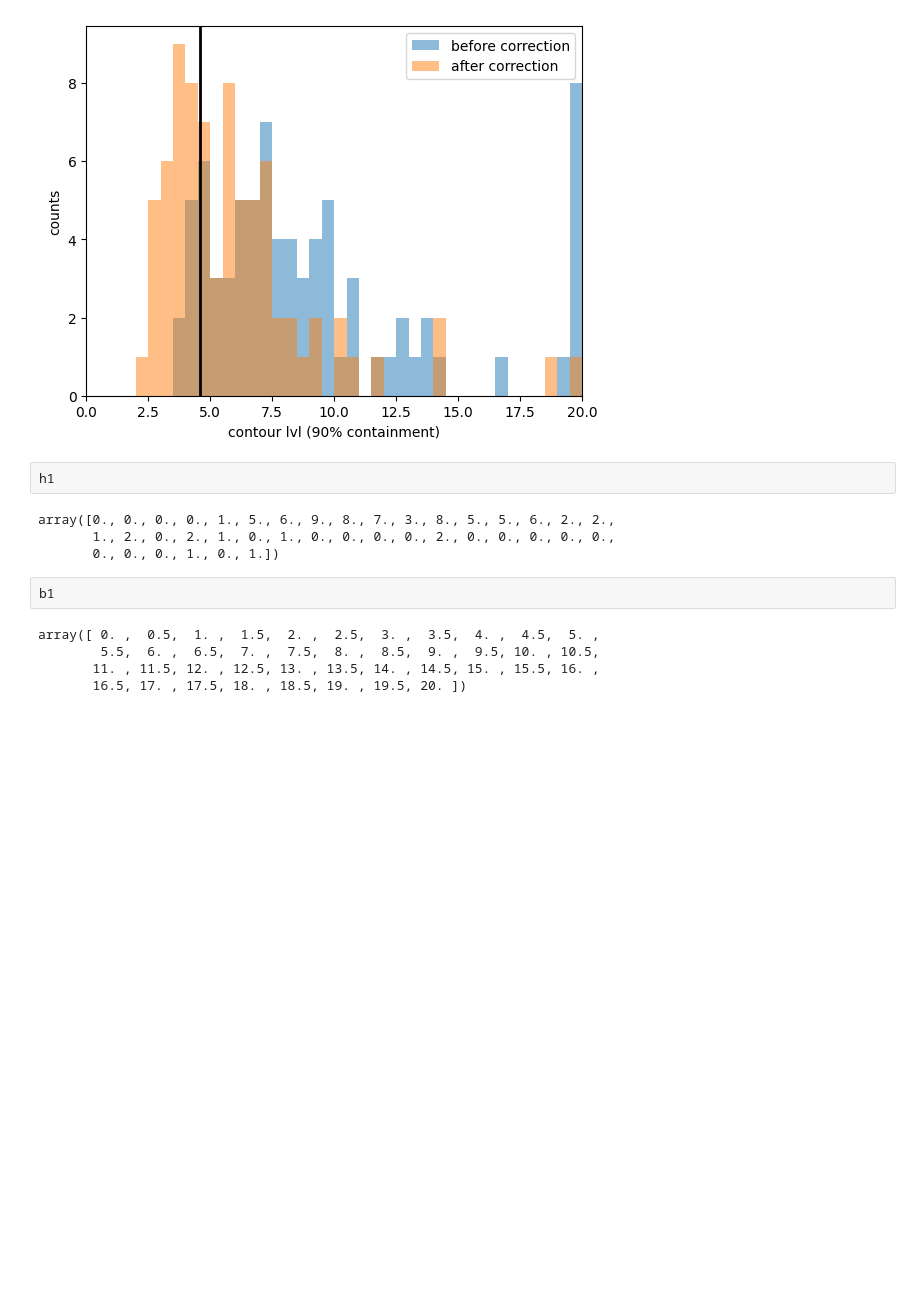
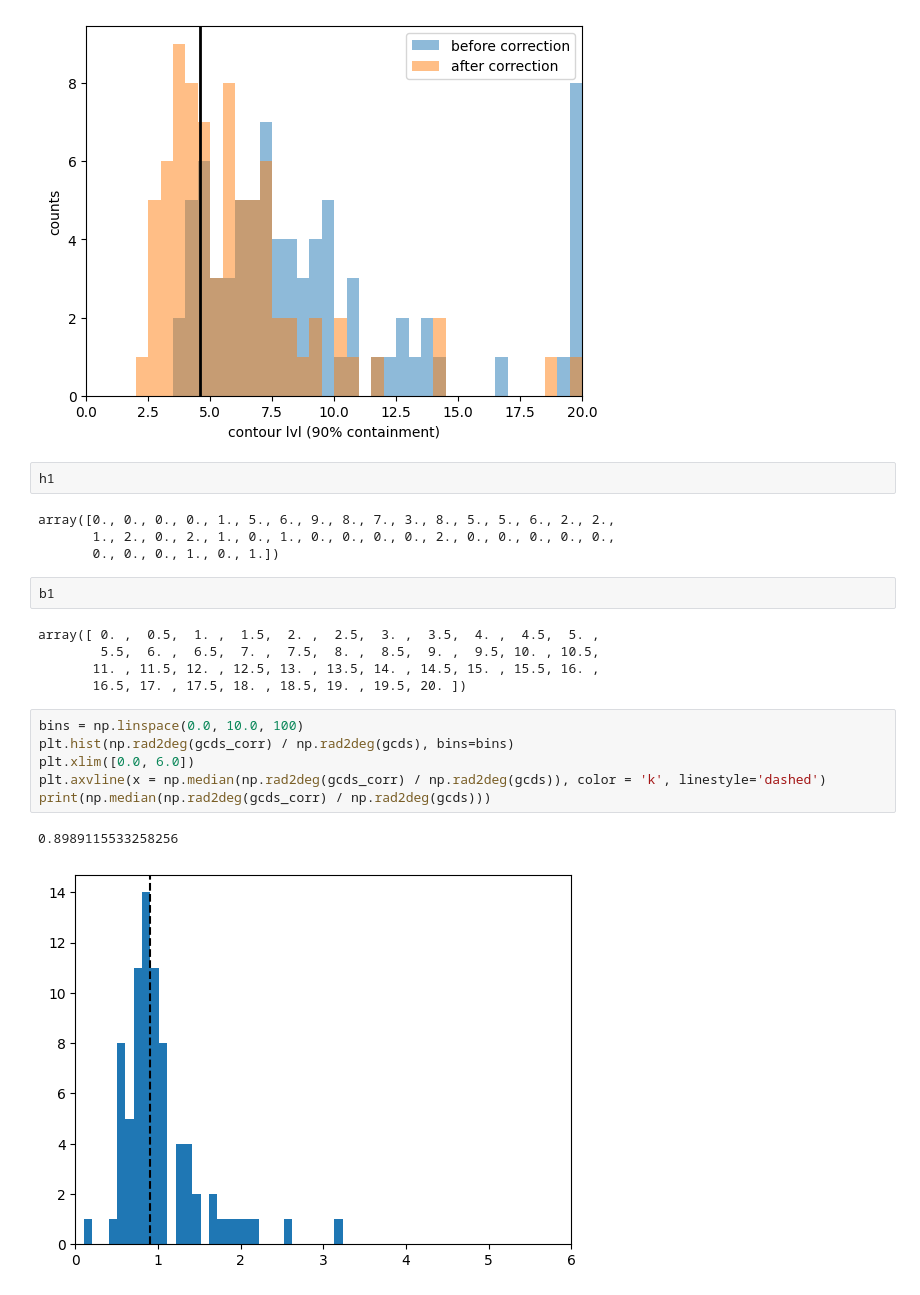
Before and after one commit to rishibbdb/TPN_DeV, a Jupyter notebook: dev/notebooks/critical_values_Qmax5000.ipynb, the cells around one changed output. Cells and saved outputs as stored; diff of their text form; blank space fills up the shorter version.

```diff
--- a/dev/notebooks/critical_values_Qmax5000.ipynb
+++ b/dev/notebooks/critical_values_Qmax5000.ipynb
@@ -373,3 +373,12 @@ array([ 0. ,  0.5,  1. ,  1.5,  2. ,  2.5,  3. ,  3.5,  4. ,  4.5,  5. ,
         5.5,  6. ,  6.5,  7. ,  7.5,  8. ,  8.5,  9. ,  9.5, 10. , 10.5,
        11. , 11.5, 12. , 12.5, 13. , 13.5, 14. , 14.5, 15. , 15.5, 16. ,
        16.5, 17. , 17.5, 18. , 18.5, 19. , 19.5, 20. ])
+# %%
+bins = np.linspace(0.0, 10.0, 100)
+plt.hist(np.rad2deg(gcds_corr) / np.rad2deg(gcds), bins=bins)
+plt.xlim([0.0, 6.0])
+plt.axvline(x = np.median(np.rad2deg(gcds_corr) / np.rad2deg(gcds)), color = 'k', linestyle='dashed')
+print(np.median(np.rad2deg(gcds_corr) / np.rad2deg(gcds)))
+# %% [output]
+0.8989115533258256
+[figure, added]
```
Also changed, not shown: parts of 6 cells of this notebook.
